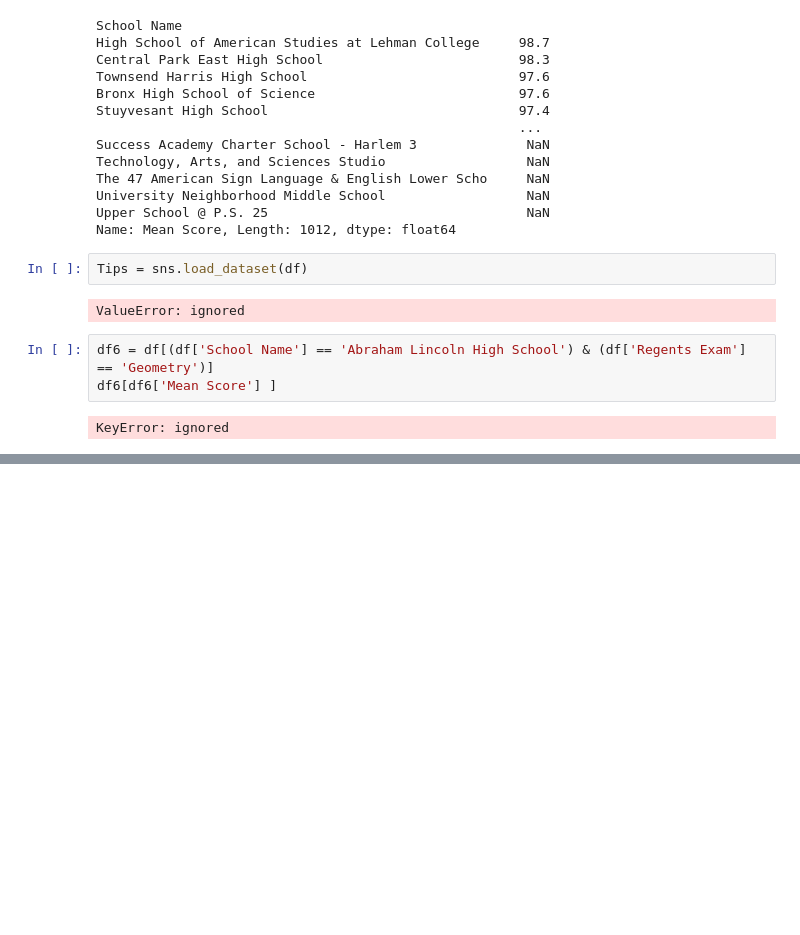
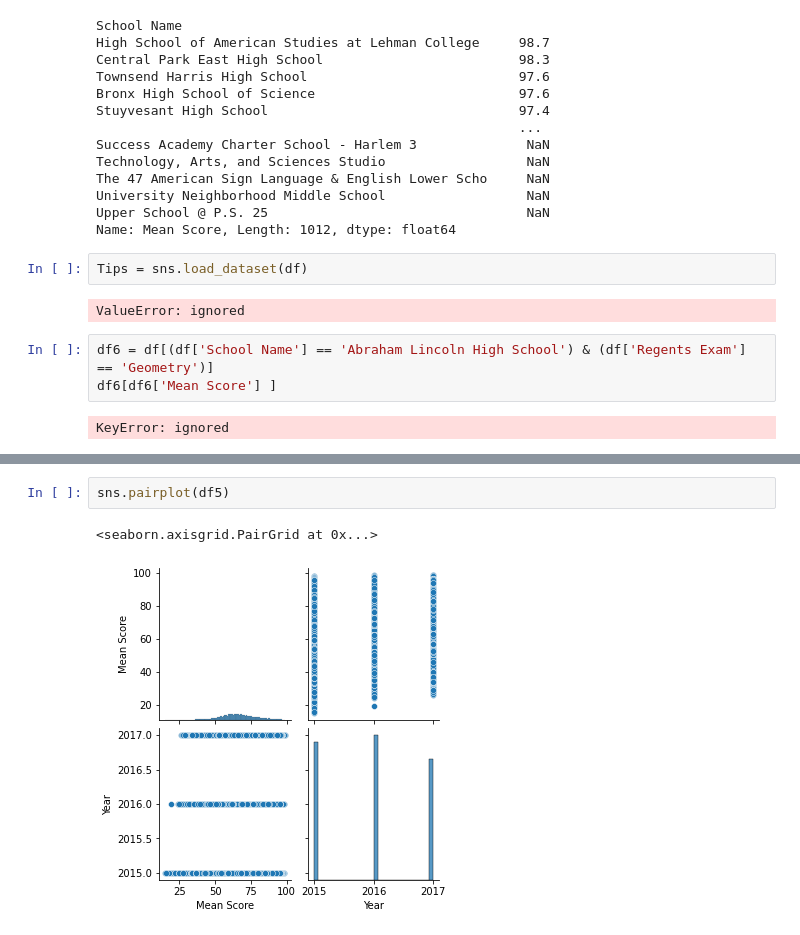
Before and after one commit to tuccib/CUNY-LAG, a Jupyter notebook: 210625_Project1_Bruno_Tucci.ipynb, the cells around one changed output, grey strips where cells are left out. Saved outputs shown, nothing was run; the diff lists cells and outputs as text; blank space fills up the shorter version.

```diff
--- a/210625_Project1_Bruno_Tucci.ipynb
+++ b/210625_Project1_Bruno_Tucci.ipynb
@@ -401,0 +407,5 @@ KeyError: ignored
+# %%
+sns.pairplot(df5)
+# %% [output]
+<seaborn.axisgrid.PairGrid at 0x...>
+[figure, added]
```
Also changed, not shown: parts of 3 cells of this notebook.
